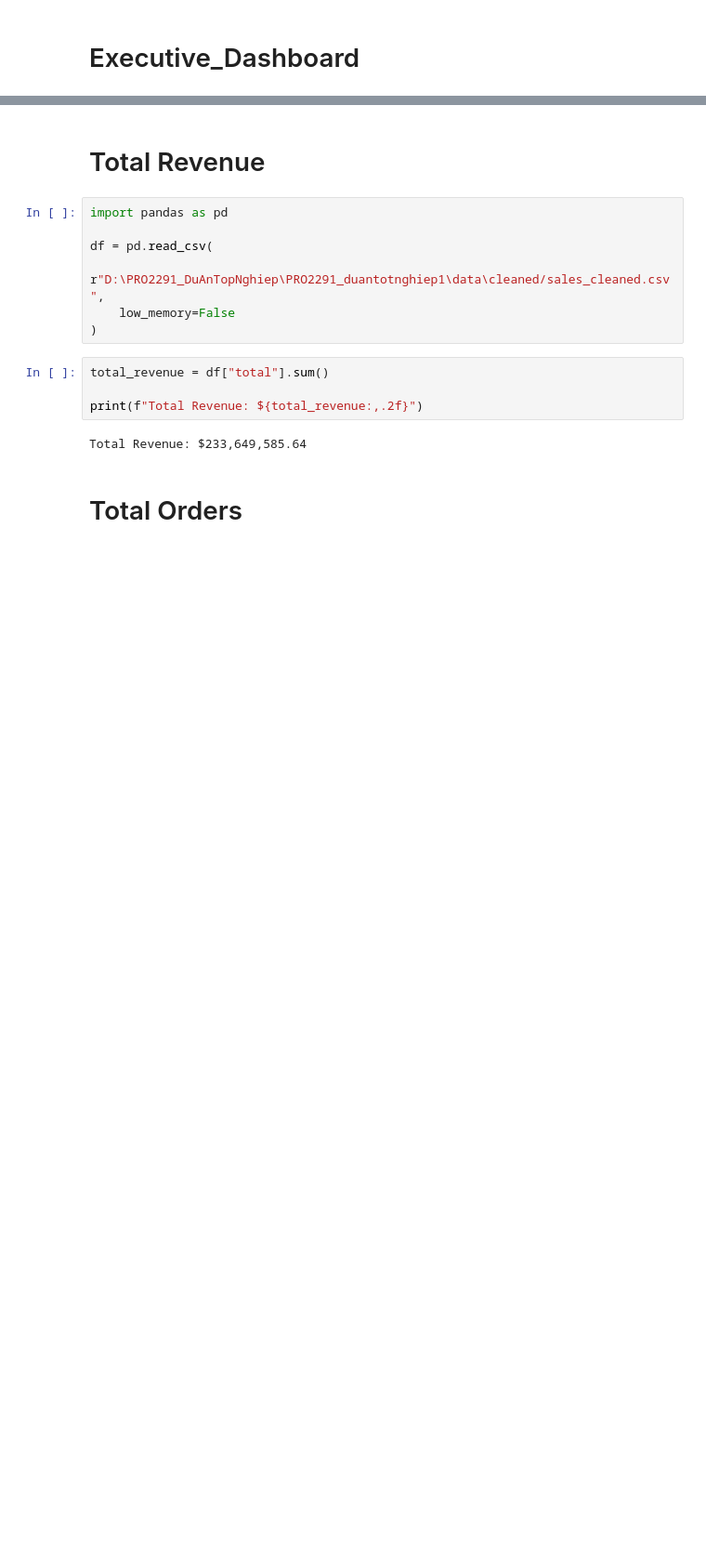
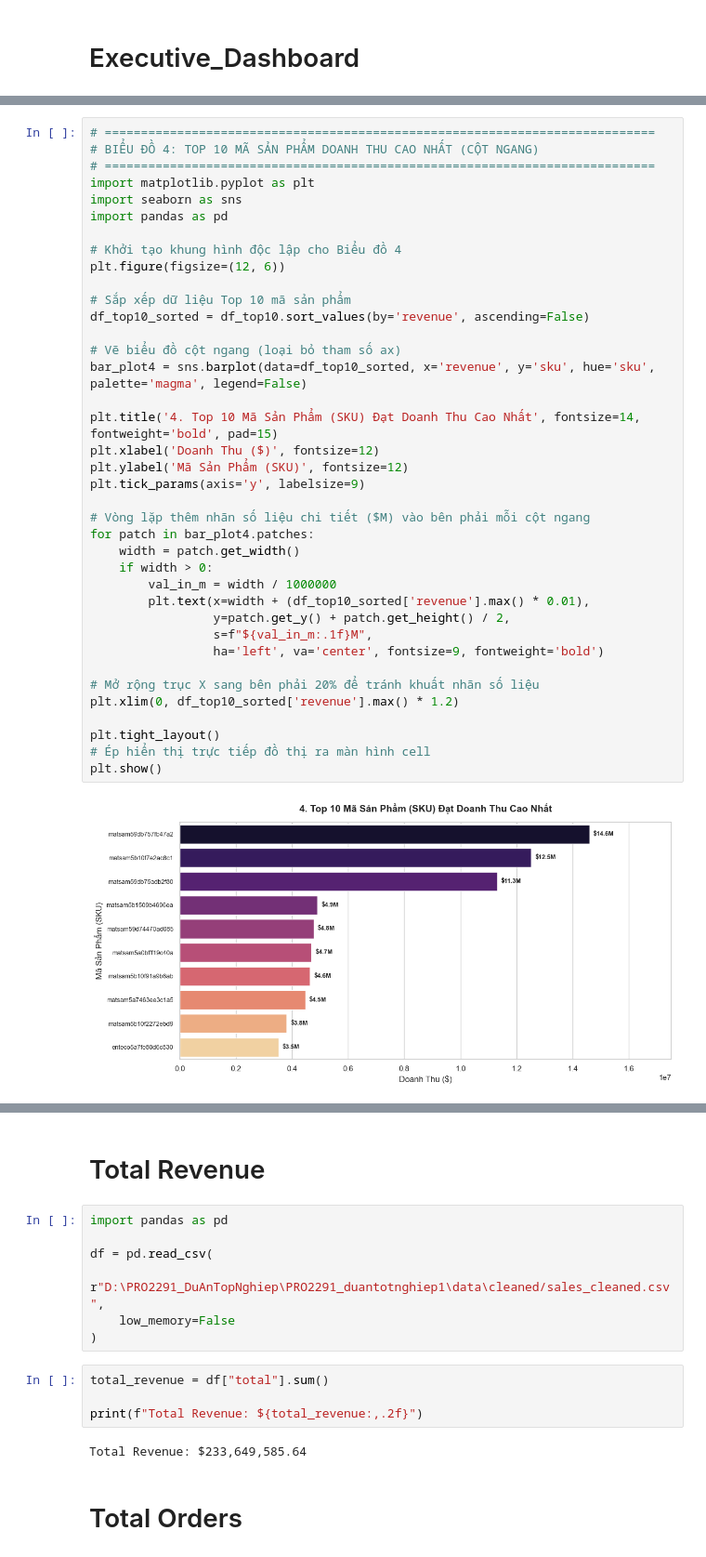
Before and after one commit to fanta2k5/PRO2291_duantotnghiep1, a Jupyter notebook: notebooks/Visualization/executive_dashboard.ipynb, the cells around one changed output, grey strips where cells are left out. Shown at 93% size. Drawn from its saved outputs; the diff is of its cells as text; blank space fills up the shorter version.

```diff
--- a/notebooks/Visualization/executive_dashboard.ipynb
+++ b/notebooks/Visualization/executive_dashboard.ipynb
@@ -198,0 +317,40 @@ plt.show()
+# %%
+# ============================================================================
+# BIỂU ĐỒ 4: TOP 10 MÃ SẢN PHẨM DOANH THU CAO NHẤT (CỘT NGANG)
+# ============================================================================
+import matplotlib.pyplot as plt
+import seaborn as sns
+import pandas as pd
+
+# Khởi tạo khung hình độc lập cho Biểu đồ 4
+plt.figure(figsize=(12, 6))
+
+# Sắp xếp dữ liệu Top 10 mã sản phẩm
+df_top10_sorted = df_top10.sort_values(by='revenue', ascending=False)
+
+# Vẽ biểu đồ cột ngang (loại bỏ tham số ax)
+bar_plot4 = sns.barplot(data=df_top10_sorted, x='revenue', y='sku', hue='sku', palette='magma', legend=False)
+
+plt.title('4. Top 10 Mã Sản Phẩm (SKU) Đạt Doanh Thu Cao Nhất', fontsize=14, fontweight='bold', pad=15)
+plt.xlabel('Doanh Thu ($)', fontsize=12)
+plt.ylabel('Mã Sản Phẩm (SKU)', fontsize=12)
+plt.tick_params(axis='y', labelsize=9)
+
+# Vòng lặp thêm nhãn số liệu chi tiết ($M) vào bên phải mỗi cột ngang
+for patch in bar_plot4.patches:
+    width = patch.get_width()
+    if width > 0:
+        val_in_m = width / 1000000
+        plt.text(x=width + (df_top10_sorted['revenue'].max() * 0.01),
+                 y=patch.get_y() + patch.get_height() / 2,
+                 s=f"${val_in_m:.1f}M",
+                 ha='left', va='center', fontsize=9, fontweight='bold')
+
+# Mở rộng trục X sang bên phải 20% để tránh khuất nhãn số liệu
+plt.xlim(0, df_top10_sorted['revenue'].max() * 1.2)
+
+plt.tight_layout()
+# Ép hiển thị trực tiếp đồ thị ra màn hình cell
+plt.show()
+# %% [output]
+[figure, added]
```
Also changed, not shown: parts of 6 cells of this notebook.
